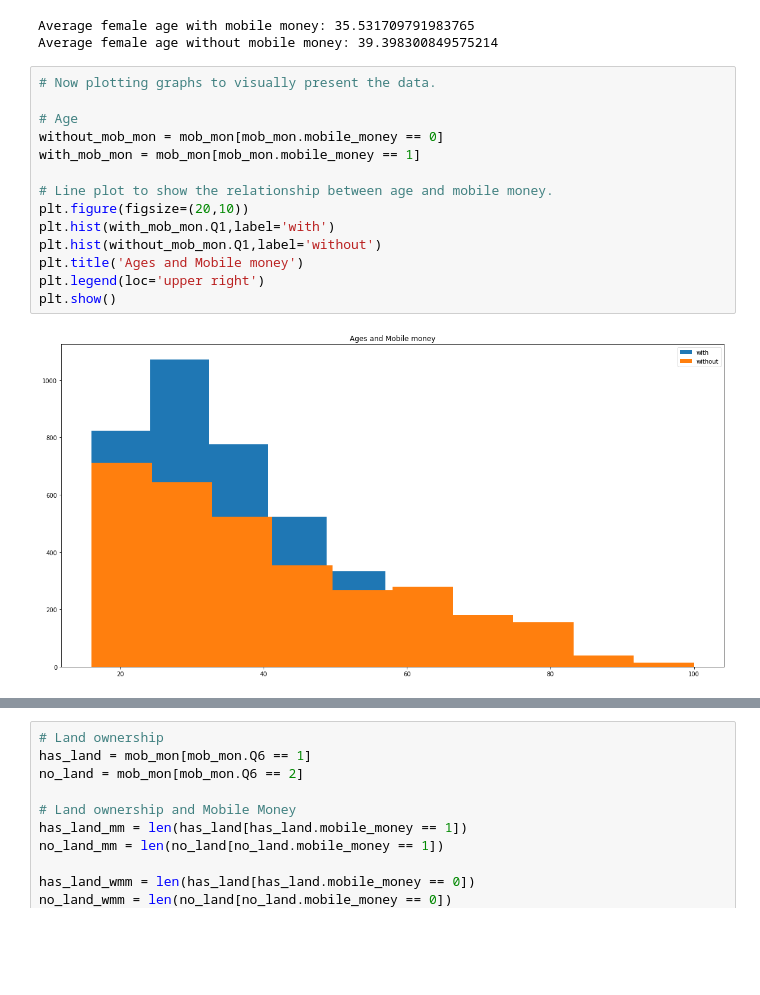
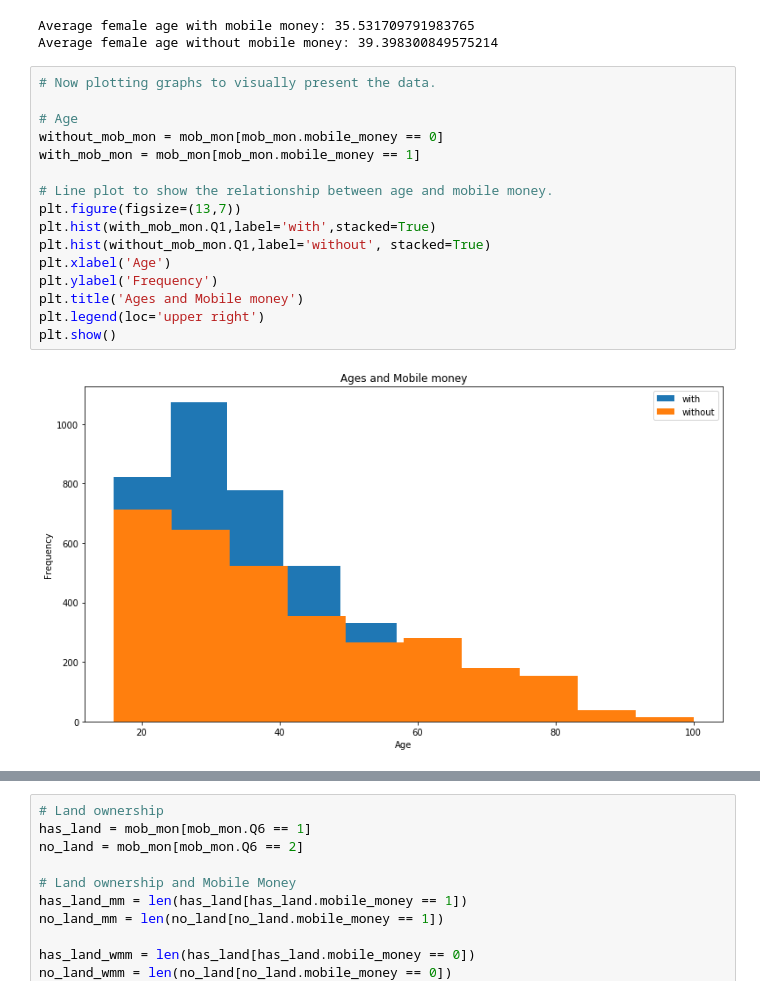
Before and after one commit to boitshepo97/tanzania-mobile-money, a Jupyter notebook: Financial Services Use In Tanzania.ipynb, the cells around one changed output, grey strips where cells are left out. Cells and saved outputs as stored; diff of their text form; blank space fills up the shorter version.

```diff
--- a/Financial Services Use In Tanzania.ipynb
+++ b/Financial Services Use In Tanzania.ipynb
@@ -75,19 +93,21 @@ Average female age without mobile money: 39.398300849575214
 # %%
 # Now plotting graphs to visually present the data.
 
 # Age
 without_mob_mon = mob_mon[mob_mon.mobile_money == 0]
 with_mob_mon = mob_mon[mob_mon.mobile_money == 1]
 
 # Line plot to show the relationship between age and mobile money.
-plt.figure(figsize=(20,10))
-plt.hist(with_mob_mon.Q1,label='with')
-plt.hist(without_mob_mon.Q1,label='without')
+plt.figure(figsize=(13,7))
+plt.hist(with_mob_mon.Q1,label='with',stacked=True)
+plt.hist(without_mob_mon.Q1,label='without', stacked=True)
+plt.xlabel('Age')
+plt.ylabel('Frequency')
 plt.title('Ages and Mobile money')
 plt.legend(loc='upper right')
 plt.show()
 # %% [output]
-[figure, old version]
+[figure, new version]
 # %%
 # For females
 # Calculate piechart sizes
```
Also changed, not shown: parts of 5 cells of this notebook, 3 other files.
